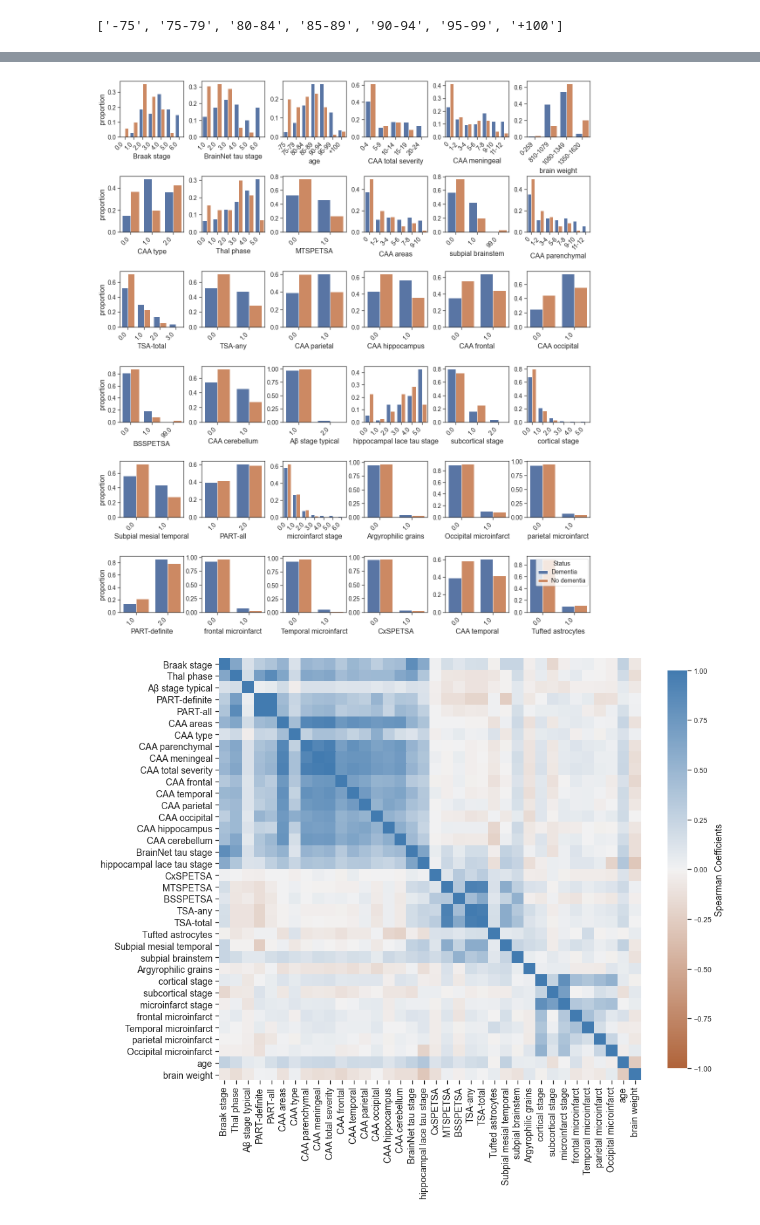
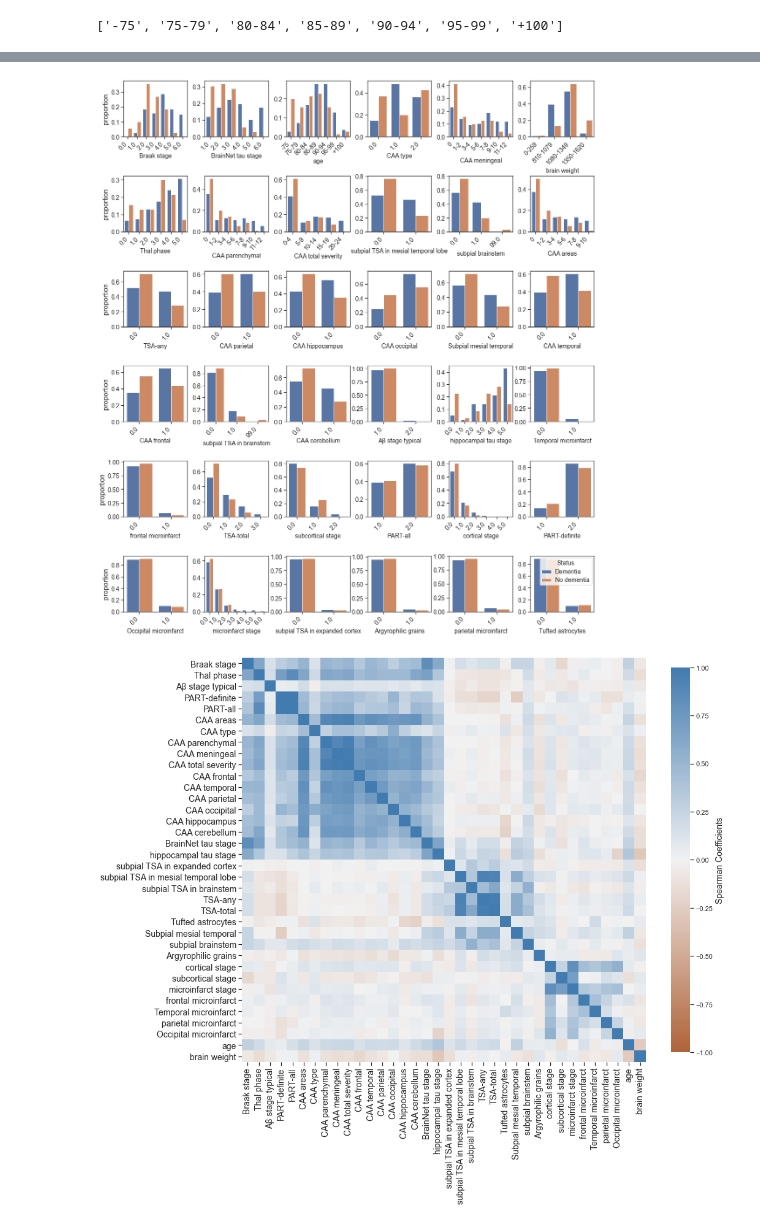
Before and after one commit to mdrajab/CFAS-ranking-code, a Jupyter notebook: python/1. CFAS Distribution and Correlation Figures.ipynb, the cells around one changed output, grey strips where cells are left out. Drawn from its saved outputs; the diff is of its cells as text; code cells hidden in the pictures.

```diff
--- a/python/1. CFAS Distribution and Correlation Figures.ipynb
+++ b/python/1. CFAS Distribution and Correlation Figures.ipynb
@@ -278,7 +278,7 @@ patho_feature_order['Features'] = ('Braak stage',
                         'Thal phase',
                         'CAA parenchymal',
                         'CAA total severity',
-                        'MTSPETSA',
+                        'subpial TSA in mesial temporal lobe',
                         'subpial brainstem',
                         'CAA areas',
                         'TSA-any',
@@ -288,10 +288,10 @@ patho_feature_order['Features'] = ('Braak stage',
                         'Subpial mesial temporal',
                         'CAA temporal',
                         'CAA frontal',
-                        'BSSPETSA',
+                        'subpial TSA in brainstem',
                         'CAA cerebellum',
                         'Aβ stage typical',
-                        'hippocampal lace tau stage',
+                        'hippocampal tau stage',
                         'Temporal microinfarct',
                         'frontal microinfarct',
                         'TSA-total',
@@ -301,11 +301,12 @@ patho_feature_order['Features'] = ('Braak stage',
                         'PART-definite',
                         'Occipital microinfarct',
                         'microinfarct stage',
-                        'CxSPETSA',
+                        'subpial TSA in expanded cortex',
                         'Argyrophilic grains',
                         'parietal microinfarct',
                         'Tufted astrocytes',
                         'dem_nver4')
+
 # add the class label
 patho_features = patho_feature_order.iloc[:-1,:]
 # %%
@@ -329,7 +330,10 @@ patho_data.rename(columns={'BraakStage':'Braak stage',
                        'CAAOccipital':'CAA occipital',
                        'CAACerebellum':'CAA cerebellum',
                        'AbStageTypical':'Aβ stage typical',
-                       'HippocTauStage':'hippocampal lace tau stage',
+                       'HippocTauStage':'hippocampal tau stage',
+                        'CxSPETSA':'subpial TSA in expanded cortex',
+                        'MTSPETSA':'subpial TSA in mesial temporal lobe',
+                        'BSSPETSA':'subpial TSA in brainstem',
                        'SubcorticalStage':'subcortical stage',
                        'CorticalStage':'cortical stage',
                        'SubpialMesTemp':'Subpial mesial temporal',
@@ -352,13 +372,14 @@ import seaborn as sns
 import pandas as pd
 import matplotlib.pyplot as plt
 from natsort import natsorted
+import textwrap
 
 sns.set_theme(style="ticks", color_codes=True)
-
-fig, axes =plt.subplots(6,6, figsize=(16,18), sharey=False)
+x_axis=range(5)
+fig, axes =plt.subplots(6,6, figsize=(16,18), sharey=False) #
 axes = axes.flatten()
 
-for ax, col in zip(axes, patho_features):
+for ax, col in zip(axes, patho_data.columns):
     x, y, hue = col, "proportion", "dem_nver4"
     hue_order = ["No dementia", "Dementia"]
     order = pd.DataFrame(patho_data[x].value_counts().sort_index().reset_index())
@@ -372,36 +393,38 @@ for ax, col in zip(axes, patho_features):
      .value_counts(normalize=True)#.sort_index()
      .rename(y)
      .reset_index()
      .pipe((sns.barplot, "data"), x=x, y=y, hue=hue, order=order, ax=ax))
 
     g.legend([],[], frameon=False)
     plt.setp(ax.get_xticklabels(), rotation=45, size='14', horizontalalignment="right")
     plt.setp(ax.get_yticklabels(), size='14')
-    ax.xaxis.get_label().set_fontsize(16)
-    ax.yaxis.get_label().set_fontsize(16)
+    ax.xaxis.get_label().set_fontsize(14)
+    ax.yaxis.get_label().set_fontsize(14)
+
     for ax in axes:
         ax.set_ylabel('')
 axes[0].set_ylabel('proportion', size='16')
 axes[6].set_ylabel('proportion', size='16')
 axes[12].set_ylabel('proportion', size='16')
 axes[18].set_ylabel('proportion', size='16')
 axes[24].set_ylabel('proportion', size='16')
 axes[30].set_ylabel('proportion', size='16')
 
 plt.legend(loc='best');
 l = plt.legend()
 l.set_title('Status')
 plt.setp(ax.get_legend().get_texts(), fontsize='14') # for legend text
 plt.setp(ax.get_legend().get_title(), fontsize='14') # for legend title
 plt.tight_layout()
 plt.subplots_adjust(wspace=0.28, hspace=.7)
+# plt.xticks(wrap=True)
 
 fig.savefig('Figures/Neuropathology_Distrbution.png',dpi=300, bbox_inches="tight")
 fig.savefig('Figures/Neuropathology_Distrbution.pdf',dpi=300, bbox_inches="tight")
 
 plt.show()
 # %% [output]
-[figure, old version]
+[figure, new version]
 # %%
 # load clinical and pathological dataframes with datasets
 features = pd.read_csv('../data/neuropathology_features.csv',header = 0).features
@@ -430,7 +453,10 @@ patho.rename(columns={'BraakStage':'Braak stage',
                        'CAAOccipital':'CAA occipital',
                        'CAACerebellum':'CAA cerebellum',
                        'AbStageTypical':'Aβ stage typical',
-                       'HippocTauStage':'hippocampal lace tau stage',
+                       'HippocTauStage':'hippocampal tau stage',
+                        'CxSPETSA':'subpial TSA in expanded cortex',
+                        'MTSPETSA':'subpial TSA in mesial temporal lobe',
+                        'BSSPETSA':'subpial TSA in brainstem',
                        'SubcorticalStage':'subcortical stage',
                        'CorticalStage':'cortical stage',
                        'SubpialMesTemp':'Subpial mesial temporal',
@@ -451,7 +477,7 @@ patho.rename(columns={'BraakStage':'Braak stage',
 # compute correlations
 corr = patho.corr('spearman')
 # plot correlation
-fig=plt.figure(figsize=(14,12))
+fig=plt.figure(figsize=(15,13))
 # plt.figure(figsize=(15,10))
 plt.rcParams['savefig.facecolor']='white'
 sns.set_theme(style="ticks", color_codes=True)
@@ -471,4 +497,4 @@ plt.tight_layout()
 plt.savefig('Figures/spearman_correlation_heatmap.png',dpi=300, bbox_inches="tight")
 plt.savefig('Figures/spearman_correlation_heatmap.pdf',dpi=300, bbox_inches="tight")
 # %% [output]
-[figure, old version]
+[figure, new version]
```
Also changed, not shown: parts of 3 cells of this notebook, 3 other files.
